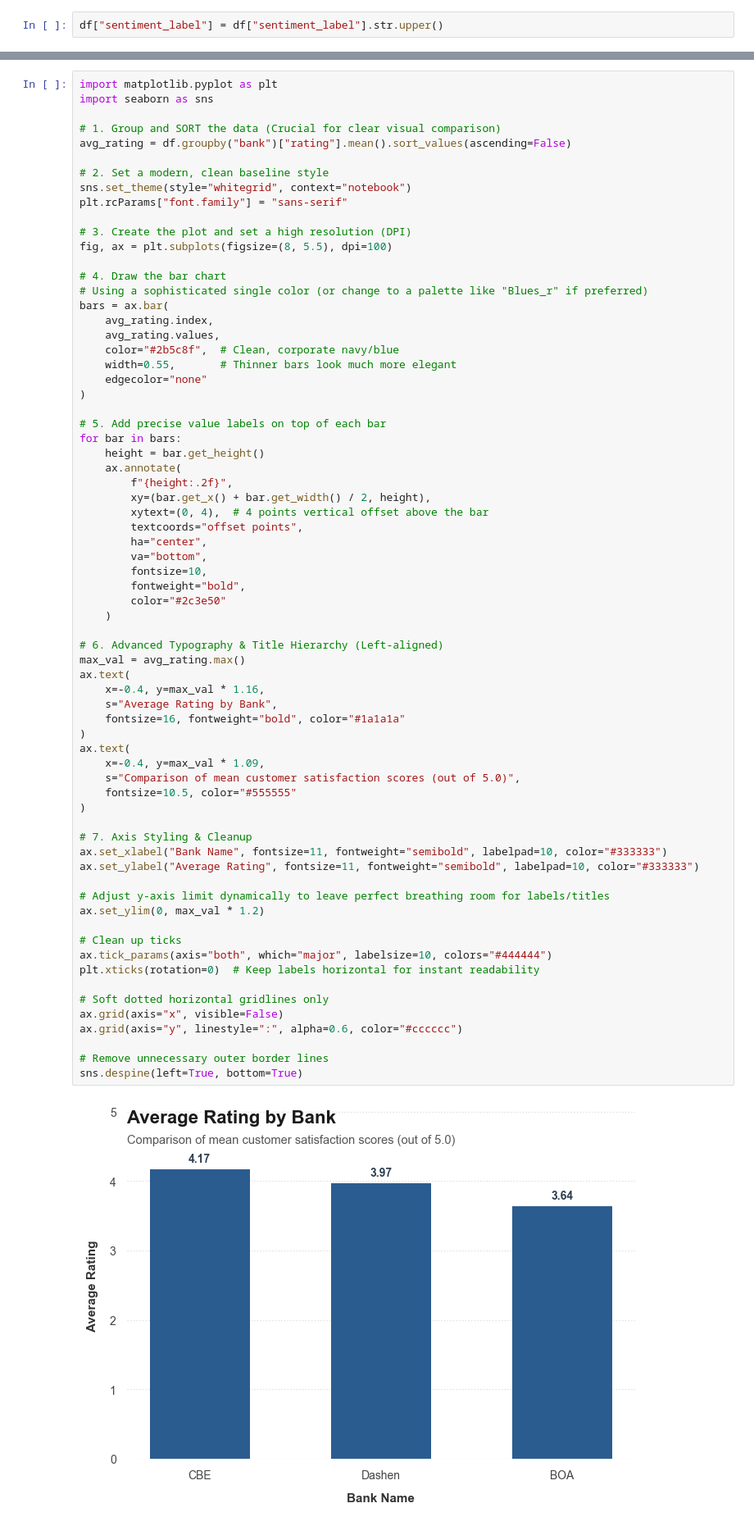
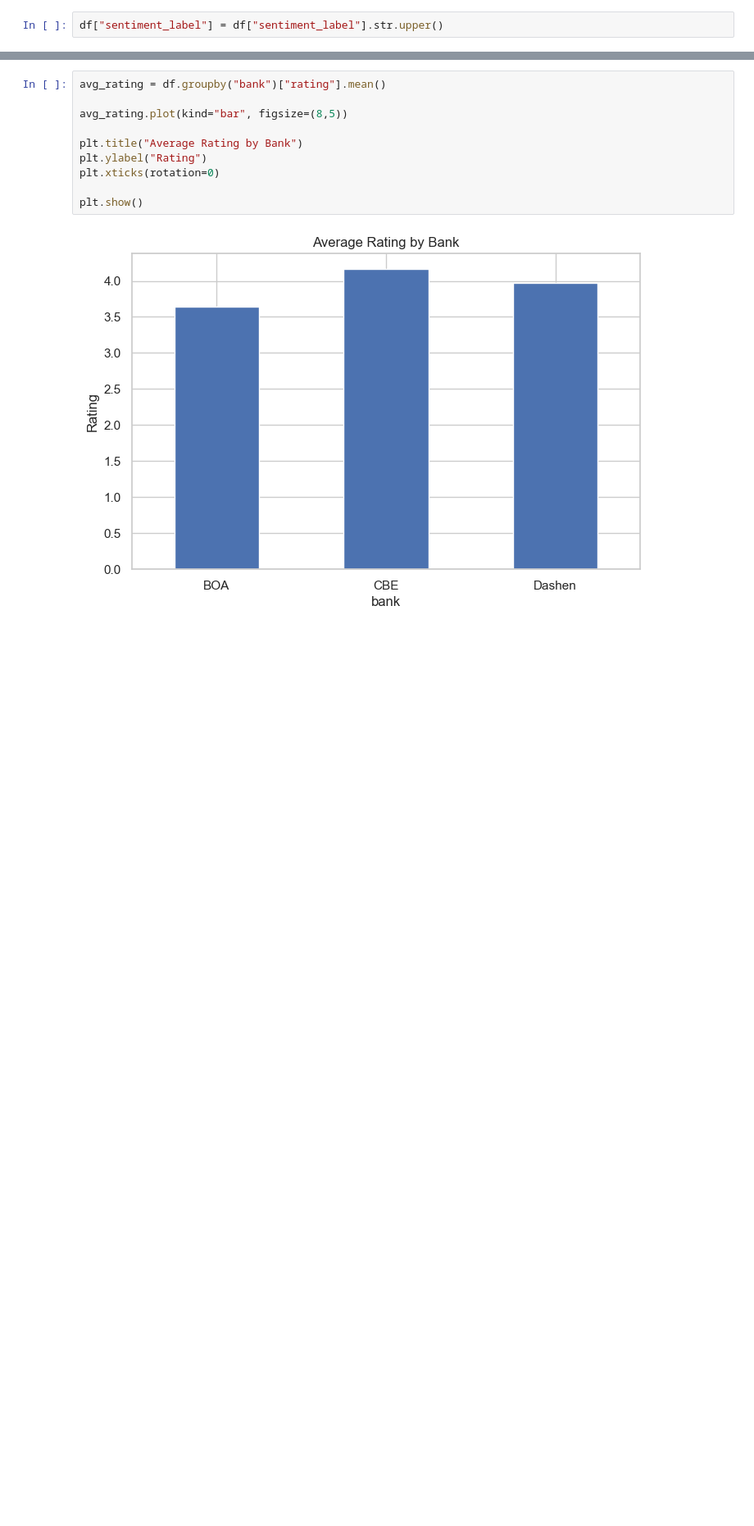
Before and after one commit to RahemetGisho/fintech-review-analytics, a Jupyter notebook: notebooks/task4_insights_visualization.ipynb, the cells around one changed output, grey strips where cells are left out. Shown at 82% size. Saved outputs shown, nothing was run; the diff lists cells and outputs as text; blank space fills up the shorter version.

Commit message:
feat: add sentiment insights, themes, and visualization dashboard

```diff
--- a/notebooks/task4_insights_visualization.ipynb
+++ b/notebooks/task4_insights_visualization.ipynb
@@ -201,72 +137,13 @@ plt.show()
 # %%
-import matplotlib.pyplot as plt
-import seaborn as sns
+avg_rating = df.groupby("bank")["rating"].mean()
 
-# 1. Group and SORT the data (Crucial for clear visual comparison)
-avg_rating = df.groupby("bank")["rating"].mean().sort_values(ascending=False)
+avg_rating.plot(kind="bar", figsize=(8,5))
 
-# 2. Set a modern, clean baseline style
-sns.set_theme(style="whitegrid", context="notebook")
-plt.rcParams["font.family"] = "sans-serif"
+plt.title("Average Rating by Bank")
+plt.ylabel("Rating")
+plt.xticks(rotation=0)
 
-# 3. Create the plot and set a high resolution (DPI)
-fig, ax = plt.subplots(figsize=(8, 5.5), dpi=100)
-
-# 4. Draw the bar chart
-# Using a sophisticated single color (or change to a palette like "Blues_r" if preferred)
-bars = ax.bar(
-    avg_rating.index,
-    avg_rating.values,
-    color="#2b5c8f",  # Clean, corporate navy/blue
-    width=0.55,       # Thinner bars look much more elegant
-    edgecolor="none"
-)
-
-# 5. Add precise value labels on top of each bar
-for bar in bars:
-    height = bar.get_height()
-    ax.annotate(
-        f"{height:.2f}",
-        xy=(bar.get_x() + bar.get_width() / 2, height),
-        xytext=(0, 4),  # 4 points vertical offset above the bar
-        textcoords="offset points",
-        ha="center",
-        va="bottom",
-        fontsize=10,
-        fontweight="bold",
-        color="#2c3e50"
-    )
-
-# 6. Advanced Typography & Title Hierarchy (Left-aligned)
-max_val = avg_rating.max()
-ax.text(
-    x=-0.4, y=max_val * 1.16,
-    s="Average Rating by Bank",
-    fontsize=16, fontweight="bold", color="#1a1a1a"
-)
-ax.text(
-    x=-0.4, y=max_val * 1.09,
-    s="Comparison of mean customer satisfaction scores (out of 5.0)",
-    fontsize=10.5, color="#555555"
-)
-
-# 7. Axis Styling & Cleanup
-ax.set_xlabel("Bank Name", fontsize=11, fontweight="semibold", labelpad=10, color="#333333")
-ax.set_ylabel("Average Rating", fontsize=11, fontweight="semibold", labelpad=10, color="#333333")
-
-# Adjust y-axis limit dynamically to leave perfect breathing room for labels/titles
-ax.set_ylim(0, max_val * 1.2)
-
-# Clean up ticks
-ax.tick_params(axis="both", which="major", labelsize=10, colors="#444444")
-plt.xticks(rotation=0)  # Keep labels horizontal for instant readability
-
-# Soft dotted horizontal gridlines only
-ax.grid(axis="x", visible=False)
-ax.grid(axis="y", linestyle=":", alpha=0.6, color="#cccccc")
-
-# Remove unnecessary outer border lines
-sns.despine(left=True, bottom=True)
+plt.show()
 # %% [output]
-[figure, old version]
+[figure, new version]
 # %%
```
Also changed, not shown: parts of 4 cells of this notebook.
